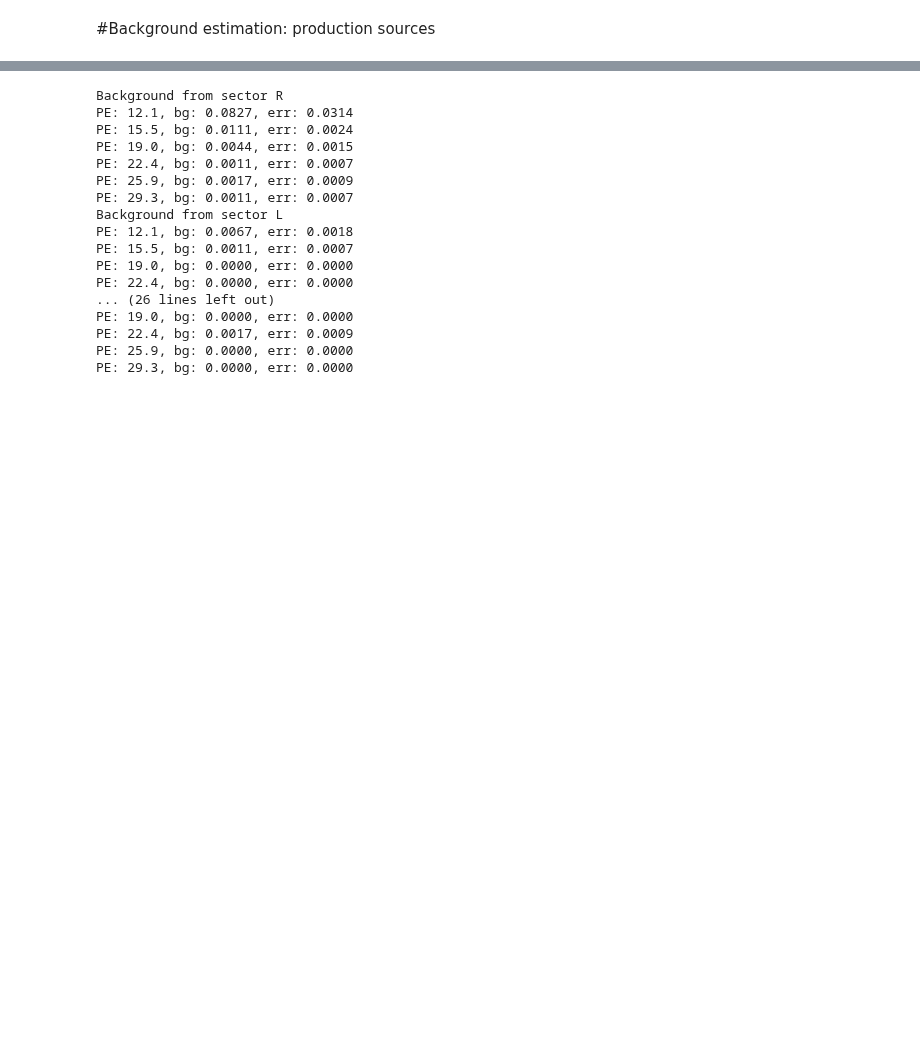
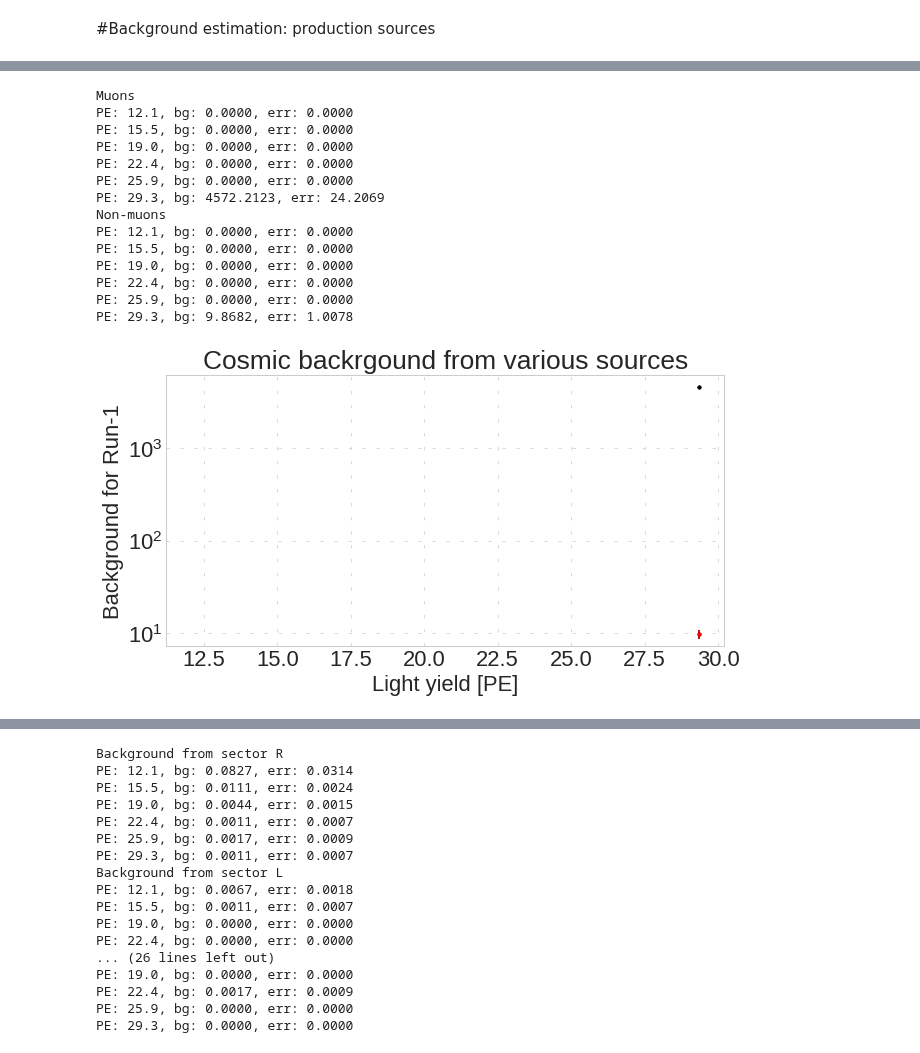
Before and after one commit to oksuzian/Mu2eANL, a Jupyter notebook: Macros/BackgroundEstimatorCRY5.ipynb, the cells around one changed output, grey strips where cells are left out. Drawn from its saved outputs; the diff is of its cells as text; code cells hidden in the pictures; blank space fills up the shorter version.

```diff
--- a/Macros/BackgroundEstimatorCRY5.ipynb
+++ b/Macros/BackgroundEstimatorCRY5.ipynb
@@ -240,3 +235,32 @@ PE: 29.3, bg: 0.0256, err: 0.0031
+# %%
+title='Muons'
+bg_ave, pe_ave, bg_err = plot_background("abs(demcpri_pdg) == 13", title, 1.05, False, False)
+plt.errorbar(pe_ave, bg_ave, yerr=bg_err, fmt='.k', label=title)
+
+title = 'Non-muons'
+bg_ave, pe_ave, bg_err = plot_background("abs(demcpri_pdg) != 13", title, 1.2, False, False)
+plt.errorbar(pe_ave, bg_ave, yerr=bg_err, fmt='.r', label=title)
+
+plt.yscale('log');
+plt.title('Cosmic backrgound from various sources');
+plt.xlabel('Light yield [PE]')
+plt.ylabel('Background for Run-1');
+# %% [output]
+Muons
+PE: 12.1, bg: 0.0000, err: 0.0000
+PE: 15.5, bg: 0.0000, err: 0.0000
+PE: 19.0, bg: 0.0000, err: 0.0000
+PE: 22.4, bg: 0.0000, err: 0.0000
+PE: 25.9, bg: 0.0000, err: 0.0000
+PE: 29.3, bg: 4572.2123, err: 24.2069
+Non-muons
+PE: 12.1, bg: 0.0000, err: 0.0000
+PE: 15.5, bg: 0.0000, err: 0.0000
+PE: 19.0, bg: 0.0000, err: 0.0000
+PE: 22.4, bg: 0.0000, err: 0.0000
+PE: 25.9, bg: 0.0000, err: 0.0000
+PE: 29.3, bg: 9.8682, err: 1.0078
+[figure, added]
 # %%
 df.query('abs(demcpri_pdg) != 13').groupby(['demcpri_pdg']).size().plot(kind='pie', y='demcpri_pdg')
 # %% [output]
```
Also changed, not shown: parts of 18 cells of this notebook.
